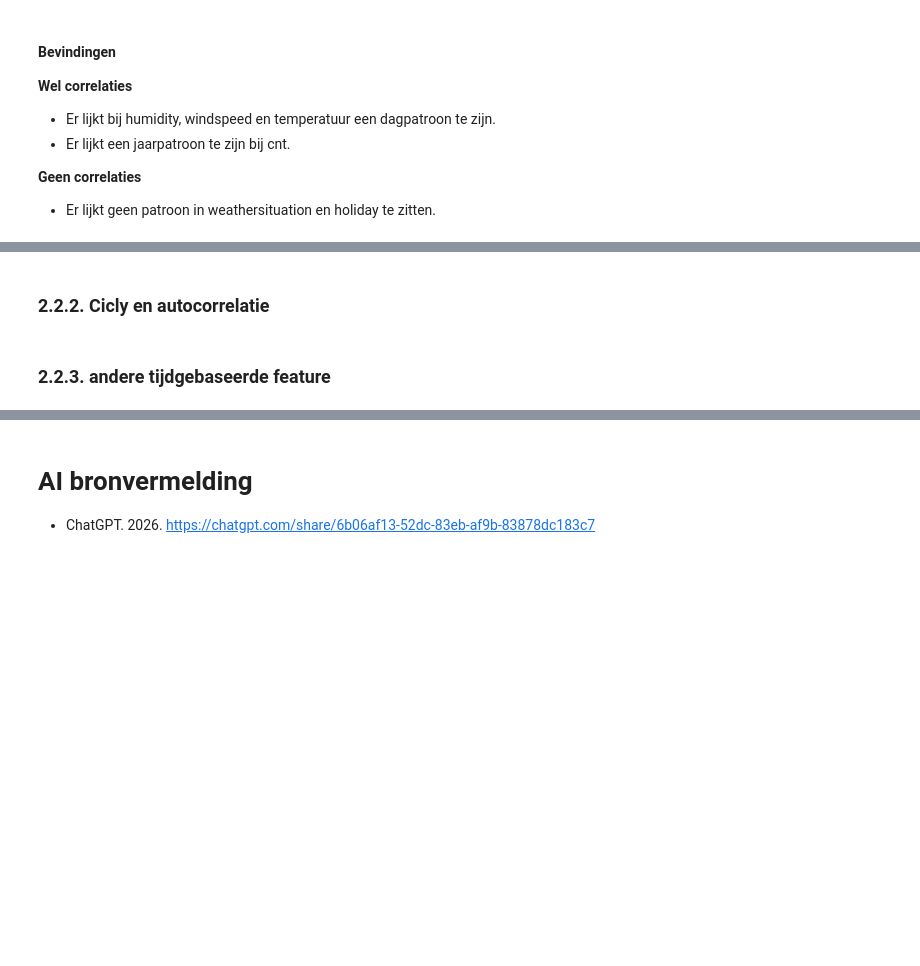
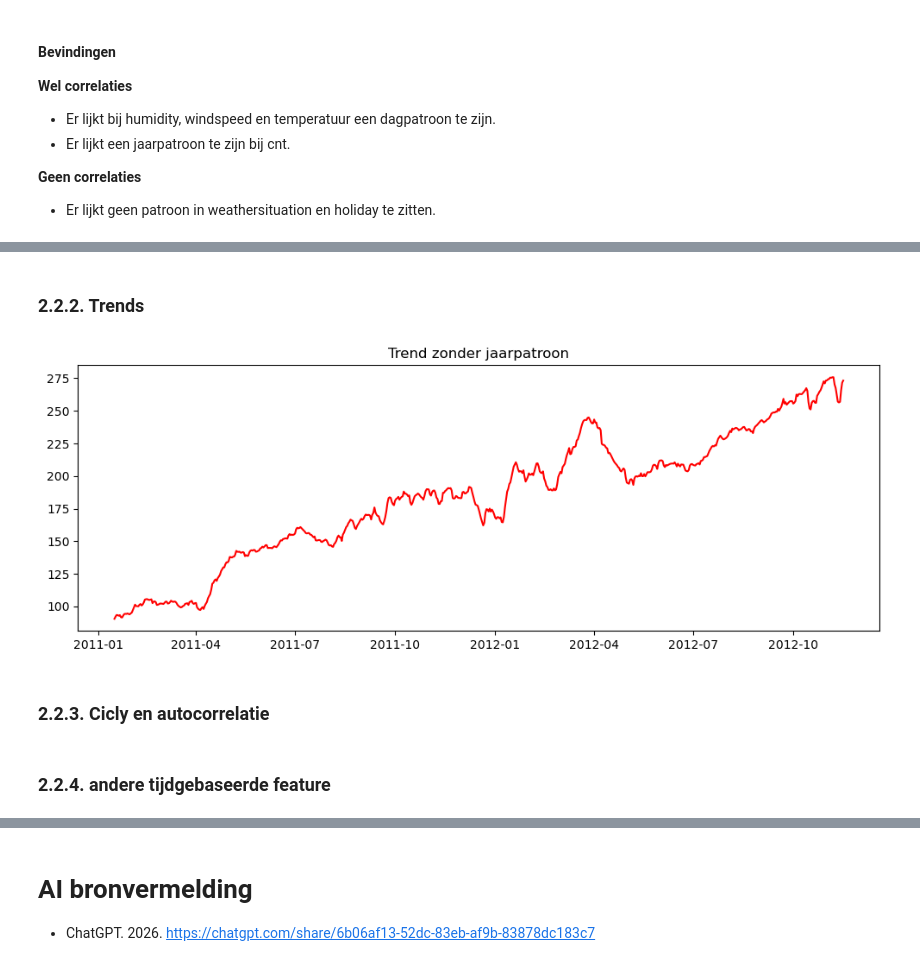
Before and after one commit to Roan-hhs/machine_learning_semester3, a Jupyter notebook: portfolio_2/portfolio2.ipynb, the cells around one changed output, grey strips where cells are left out. Drawn from its saved outputs; the diff is of its cells as text; code cells hidden in the pictures; blank space fills up the shorter version.

```diff
--- a/portfolio_2/portfolio2.ipynb
+++ b/portfolio_2/portfolio2.ipynb
@@ -275,4 +317,39 @@ for column in visualize_columns:
+# %% [markdown]
+### 2.2.2. Trends
+# %%
+dag = seasonal_decompose(df['cnt'], model='multiplicative', period = 24)
+zonder_dag = df['cnt'] / dag.seasonal
+df['zonder dag'] = zonder_dag
+
+week = seasonal_decompose(zonder_dag, model='multiplicative', period = 168)
+zonder_dag_week = zonder_dag / week.seasonal
+
+reeks = zonder_dag_week.dropna()
+
+t = np.arange(len(reeks))
+helling, intercept = np.polyfit(t, np.log(reeks.values), 1)
+groei = pd.Series(np.exp(intercept + helling * t), index=reeks.index)
+
+verhouding = reeks / groei
+
+index_maand = verhouding.groupby(verhouding.index.month).mean()
+
+index_maand = index_maand / index_maand.mean()
+
+jaar_factor = reeks.index.month.map(index_maand)
+zonder_jaar = reeks / np.asarray(jaar_factor)
+
+dagelijks = zonder_jaar.resample('D').mean()
+
+df['trend'] = dagelijks.rolling(30, center=True).mean()
+
+plt.figure(figsize=(12, 4))
+plt.plot(dagelijks.rolling(30, center=True).mean(), color='red', label='30 dagen')
+plt.title('Trend zonder jaarpatroon')
+plt.show()
+# %% [output]
+[figure, added]
 # %% [markdown]
-### 2.2.2. Cicly en autocorrelatie
+### 2.2.3. Cicly en autocorrelatie
 # %% [markdown]
-### 2.2.3. andere tijdgebaseerde feature
+### 2.2.4. andere tijdgebaseerde feature
```
Also changed, not shown: parts of 5 cells of this notebook.
